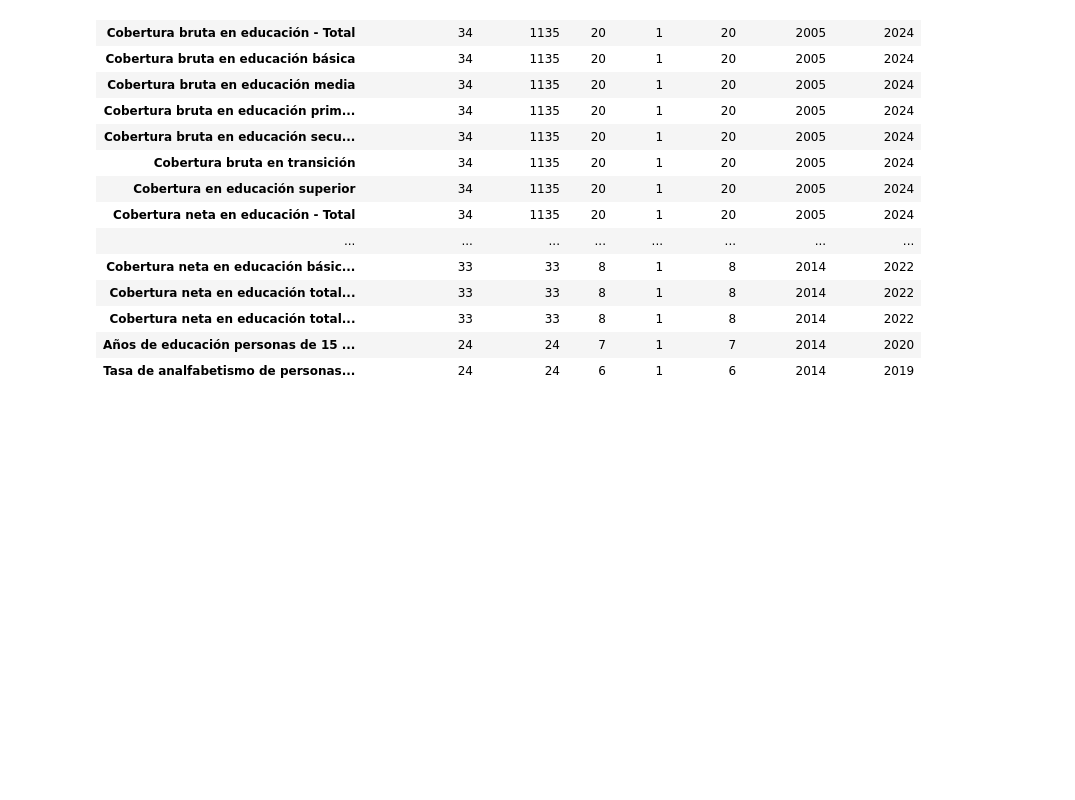
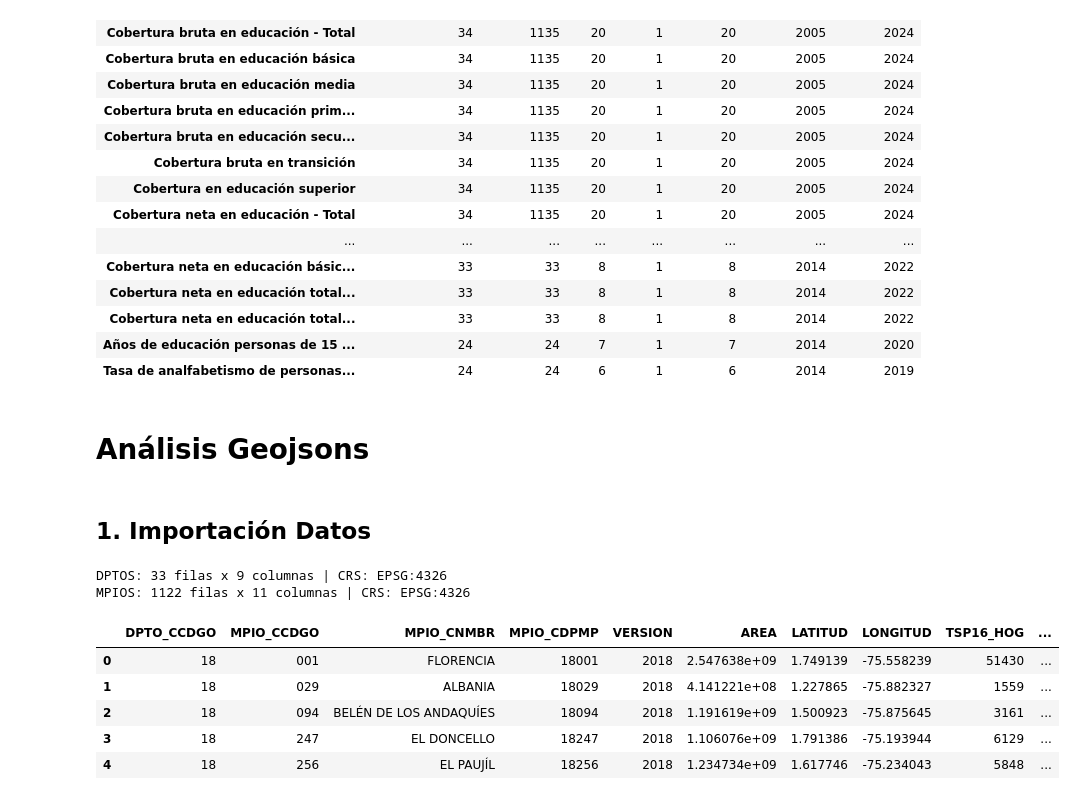
Before and after one commit to Klealp/L3, a Jupyter notebook: Analisis_preliminar.ipynb, the cells around one changed output. Cells and saved outputs as stored; diff of their text form; code cells hidden in the pictures; blank space fills up the shorter version.

Commit message:
Análisis de los GeoJSON

```diff
--- a/Analisis_preliminar.ipynb
+++ b/Analisis_preliminar.ipynb
@@ -248,3 +248,25 @@ cobertura
 | Cobertura neta en educación total... | 33 | 33 | 8 | 1 | 8 | 2014 | 2022 |
 | Años de educación personas de 15 ... | 24 | 24 | 7 | 1 | 7 | 2014 | 2020 |
 | Tasa de analfabetismo de personas... | 24 | 24 | 6 | 1 | 6 | 2014 | 2019 |
+# %% [markdown]
+# Análisis Geojsons
+# %% [markdown]
+## 1. Importación Datos
+# %%
+import geopandas as gpd
+
+dptos = gpd.read_file('MGN_ANM_DPTOS.geojson')
+mpios = gpd.read_file('MGN_ANM_MPIOS.geojson')
+
+print(f'DPTOS: {dptos.shape[0]} filas x {dptos.shape[1]} columnas | CRS: {dptos.crs}')
+print(f'MPIOS: {mpios.shape[0]} filas x {mpios.shape[1]} columnas | CRS: {mpios.crs}')
+mpios.head()
+# %% [output]
+DPTOS: 33 filas x 9 columnas | CRS: EPSG:4326
+MPIOS: 1122 filas x 11 columnas | CRS: EPSG:4326
+|  | DPTO_CCDGO | MPIO_CCDGO | MPIO_CNMBR | MPIO_CDPMP | VERSION | AREA | LATITUD | LONGITUD | TSP16_HOG | ... |
+| 0 | 18 | 001 | FLORENCIA | 18001 | 2018 | 2.547638e+09 | 1.749139 | -75.558239 | 51430 | ... |
+| 1 | 18 | 029 | ALBANIA | 18029 | 2018 | 4.141221e+08 | 1.227865 | -75.882327 | 1559 | ... |
+| 2 | 18 | 094 | BELÉN DE LOS ANDAQUÍES | 18094 | 2018 | 1.191619e+09 | 1.500923 | -75.875645 | 3161 | ... |
+| 3 | 18 | 247 | EL DONCELLO | 18247 | 2018 | 1.106076e+09 | 1.791386 | -75.193944 | 6129 | ... |
+| 4 | 18 | 256 | EL PAUJÍL | 18256 | 2018 | 1.234734e+09 | 1.617746 | -75.234043 | 5848 | ... |
```
Also changed, not shown: parts of 4 cells of this notebook.
